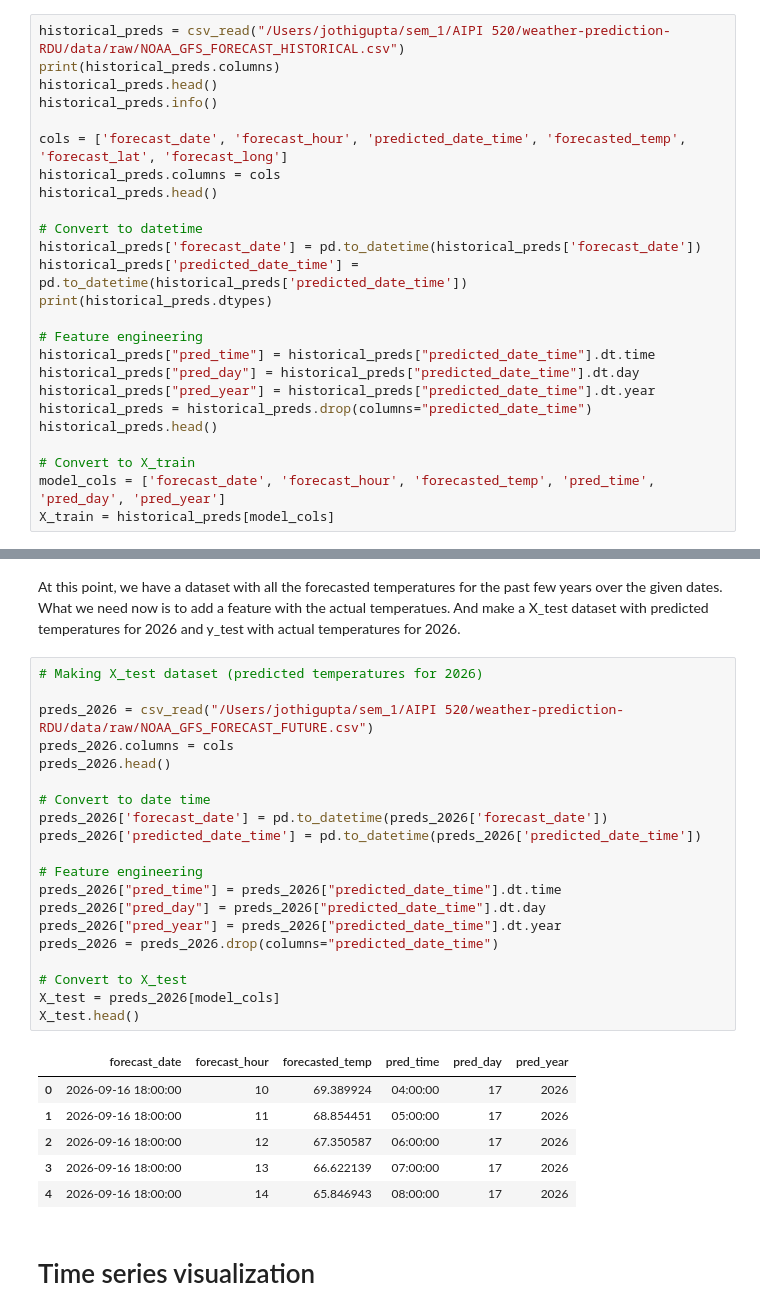
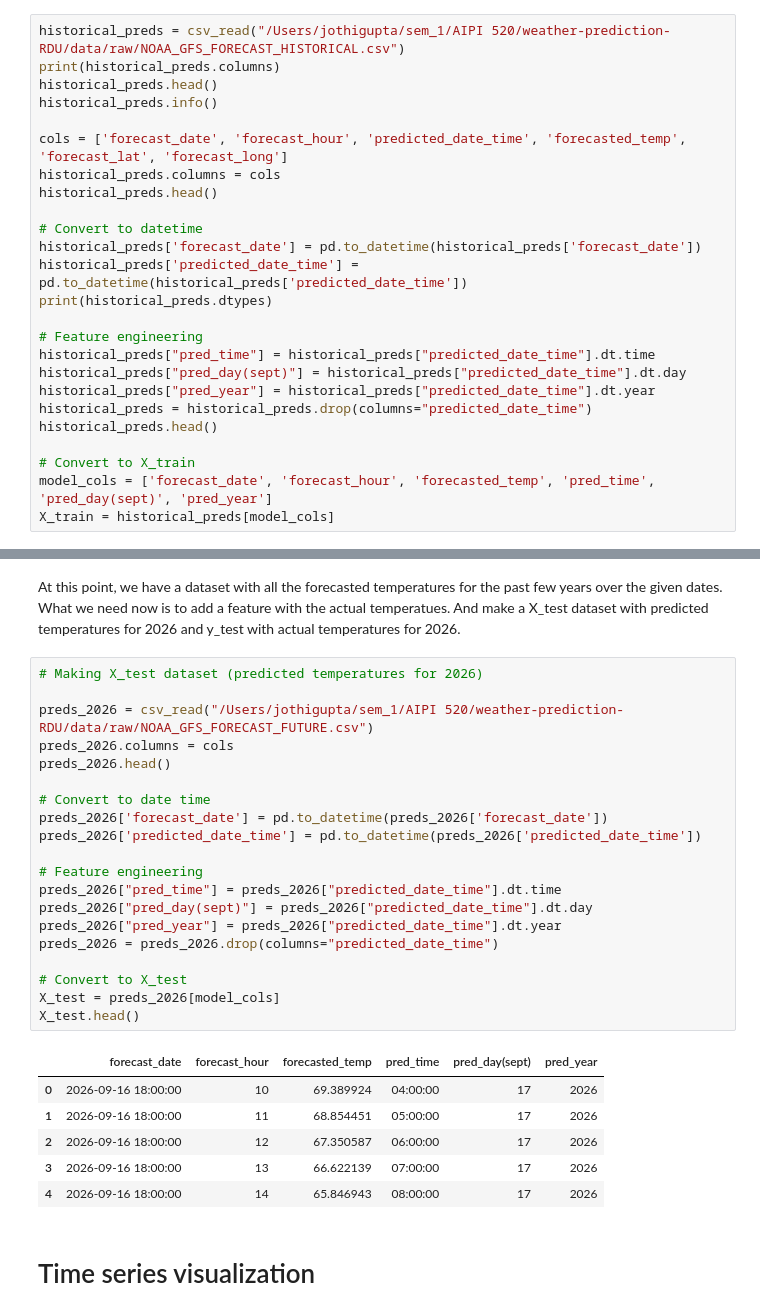
Before and after one commit to jothigup/weather-prediction-RDU, a Jupyter notebook: notebooks/jothi_exploration.ipynb, the cells around one changed output, grey strips where cells are left out. Drawn from its saved outputs; the diff is of its cells as text.

```diff
--- a/notebooks/jothi_exploration.ipynb
+++ b/notebooks/jothi_exploration.ipynb
@@ -34,13 +34,13 @@ print(historical_preds.dtypes)
 
 # Feature engineering
 historical_preds["pred_time"] = historical_preds["predicted_date_time"].dt.time
-historical_preds["pred_day"] = historical_preds["predicted_date_time"].dt.day
+historical_preds["pred_day(sept)"] = historical_preds["predicted_date_time"].dt.day
 historical_preds["pred_year"] = historical_preds["predicted_date_time"].dt.year
 historical_preds = historical_preds.drop(columns="predicted_date_time")
 historical_preds.head()
 
 # Convert to X_train
-model_cols = ['forecast_date', 'forecast_hour', 'forecasted_temp', 'pred_time', 'pred_day', 'pred_year']
+model_cols = ['forecast_date', 'forecast_hour', 'forecasted_temp', 'pred_time', 'pred_day(sept)', 'pred_year']
 X_train = historical_preds[model_cols]
 # %% [output]
 Index(['gfs_init_utc', 'forecast_hour', 'valid_time_utc', 'gfs_temp_f',
@@ -65,25 +65,25 @@ At this point, we have a dataset with all the forecasted temperatures for the pa
 # %%
 # Making X_test dataset (predicted temperatures for 2026)
 
 preds_2026 = csv_read("/Users/jothigupta/sem_1/AIPI 520/weather-prediction-RDU/data/raw/NOAA_GFS_FORECAST_FUTURE.csv")
 preds_2026.columns = cols
 preds_2026.head()
 
 # Convert to date time
 preds_2026['forecast_date'] = pd.to_datetime(preds_2026['forecast_date'])
 preds_2026['predicted_date_time'] = pd.to_datetime(preds_2026['predicted_date_time'])
 
 # Feature engineering
 preds_2026["pred_time"] = preds_2026["predicted_date_time"].dt.time
-preds_2026["pred_day"] = preds_2026["predicted_date_time"].dt.day
+preds_2026["pred_day(sept)"] = preds_2026["predicted_date_time"].dt.day
 preds_2026["pred_year"] = preds_2026["predicted_date_time"].dt.year
 preds_2026 = preds_2026.drop(columns="predicted_date_time")
 
 # Convert to X_test
 X_test = preds_2026[model_cols]
 X_test.head()
 # %% [output]
-|  | forecast_date | forecast_hour | forecasted_temp | pred_time | pred_day | pred_year |
+|  | forecast_date | forecast_hour | forecasted_temp | pred_time | pred_day(sept) | pred_year |
 | 0 | 2026-09-16 18:00:00 | 10 | 69.389924 | 04:00:00 | 17 | 2026 |
 | 1 | 2026-09-16 18:00:00 | 11 | 68.854451 | 05:00:00 | 17 | 2026 |
 | 2 | 2026-09-16 18:00:00 | 12 | 67.350587 | 06:00:00 | 17 | 2026 |
```
Also changed, not shown: parts of 3 cells of this notebook.
